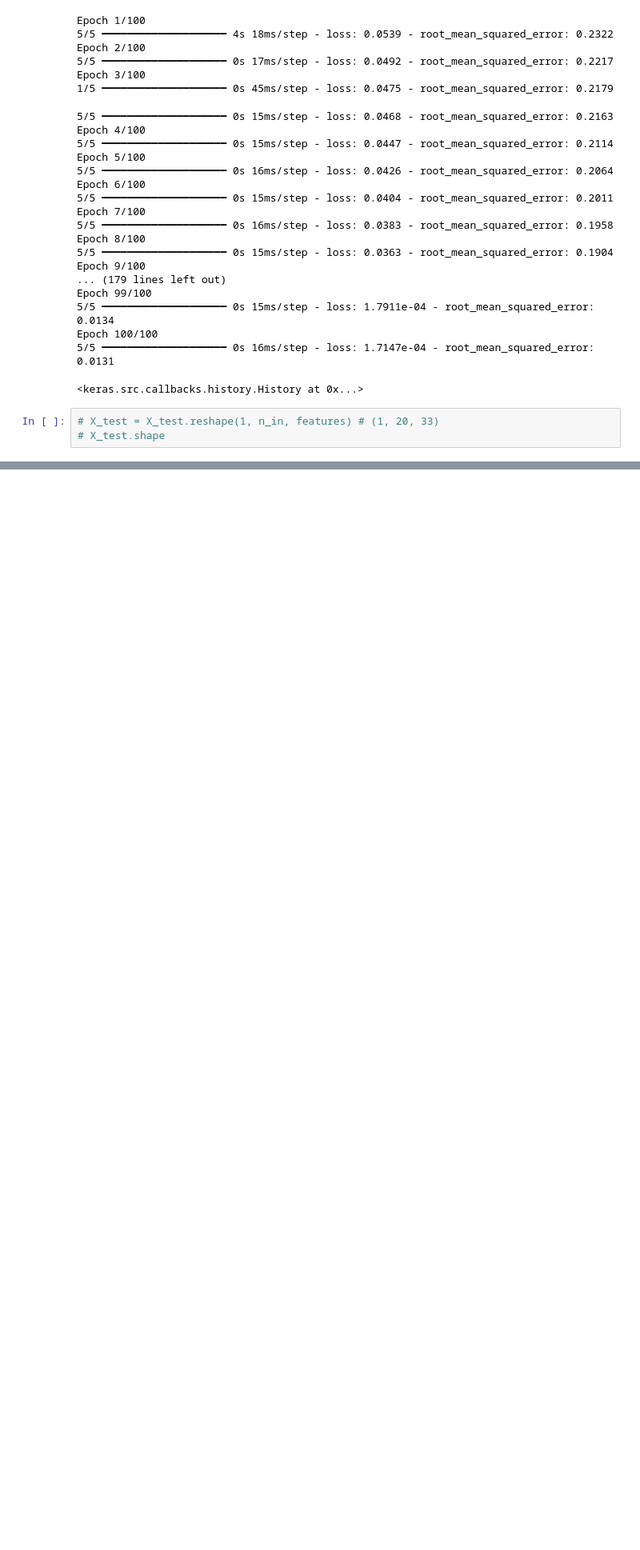
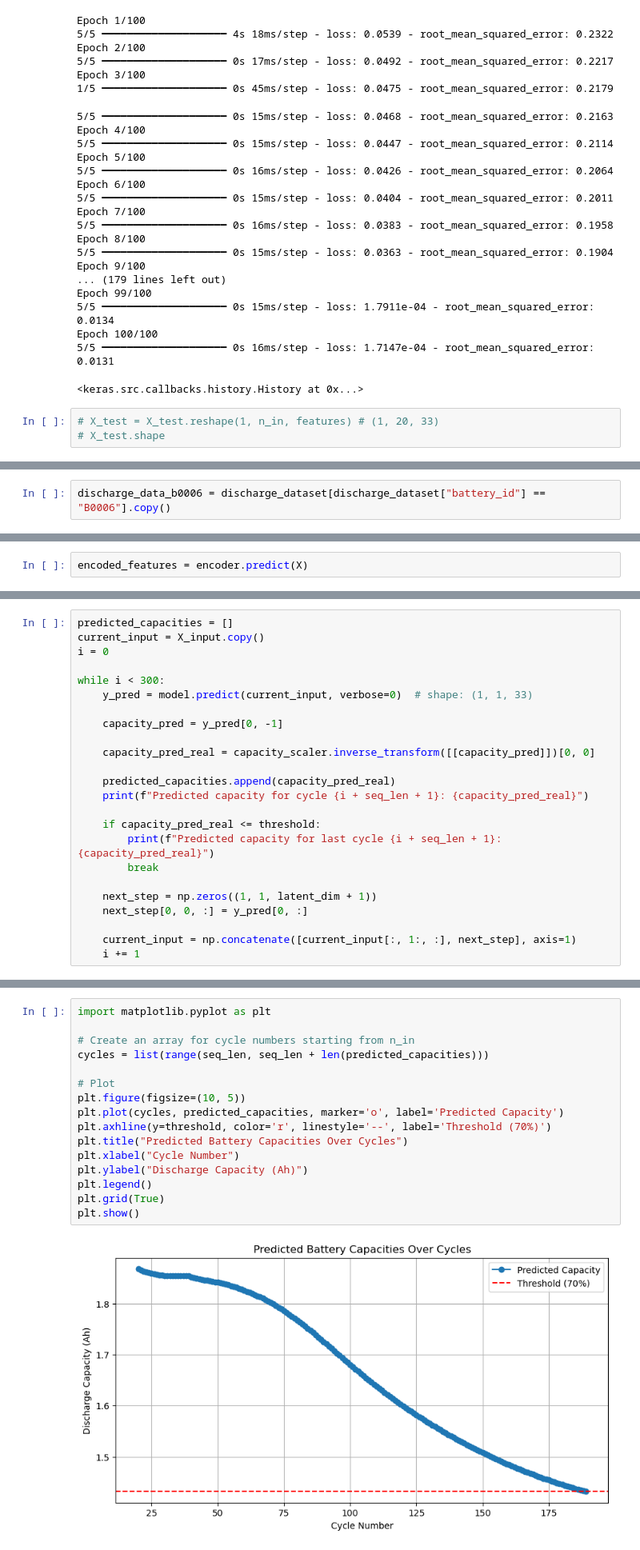
Before and after one commit to HaruKatou/Battery-Health-Prediction, a Jupyter notebook: notebooks/AutoEncoder/lstm_autoencoder.ipynb, the cells around one changed output, grey strips where cells are left out. Shown at 80% size. Saved outputs shown, nothing was run; the diff lists cells and outputs as text; blank space fills up the shorter version.

Commit message:
data analysis - model files

```diff
--- a/notebooks/AutoEncoder/lstm_autoencoder.ipynb
+++ b/notebooks/AutoEncoder/lstm_autoencoder.ipynb
@@ -351,0 +389,2 @@ plt.show()
+# %%
+discharge_data_b0006 = discharge_dataset[discharge_dataset["battery_id"] == "B0006"].copy()
@@ -351,0 +396,2 @@ plt.show()
+# %%
+encoded_features = encoder.predict(X)
@@ -351,0 +429,24 @@ plt.show()
+# %%
+predicted_capacities = []
+current_input = X_input.copy()
+i = 0
+
+while i < 300:
+    y_pred = model.predict(current_input, verbose=0)  # shape: (1, 1, 33)
+
+    capacity_pred = y_pred[0, -1]
+
+    capacity_pred_real = capacity_scaler.inverse_transform([[capacity_pred]])[0, 0]
+
+    predicted_capacities.append(capacity_pred_real)
+    print(f"Predicted capacity for cycle {i + seq_len + 1}: {capacity_pred_real}")
+
+    if capacity_pred_real <= threshold:
+        print(f"Predicted capacity for last cycle {i + seq_len + 1}: {capacity_pred_real}")
+        break
+
+    next_step = np.zeros((1, 1, latent_dim + 1))
+    next_step[0, 0, :] = y_pred[0, :]
+
+    current_input = np.concatenate([current_input[:, 1:, :], next_step], axis=1)
+    i += 1
@@ -351,0 +471,18 @@ plt.show()
+# %%
+import matplotlib.pyplot as plt
+
+# Create an array for cycle numbers starting from n_in
+cycles = list(range(seq_len, seq_len + len(predicted_capacities)))
+
+# Plot
+plt.figure(figsize=(10, 5))
+plt.plot(cycles, predicted_capacities, marker='o', label='Predicted Capacity')
+plt.axhline(y=threshold, color='r', linestyle='--', label='Threshold (70%)')
+plt.title("Predicted Battery Capacities Over Cycles")
+plt.xlabel("Cycle Number")
+plt.ylabel("Discharge Capacity (Ah)")
+plt.legend()
+plt.grid(True)
+plt.show()
+# %% [output]
+[figure, added]
```
Also changed, not shown: parts of 39 cells of this notebook, 16 other files.
